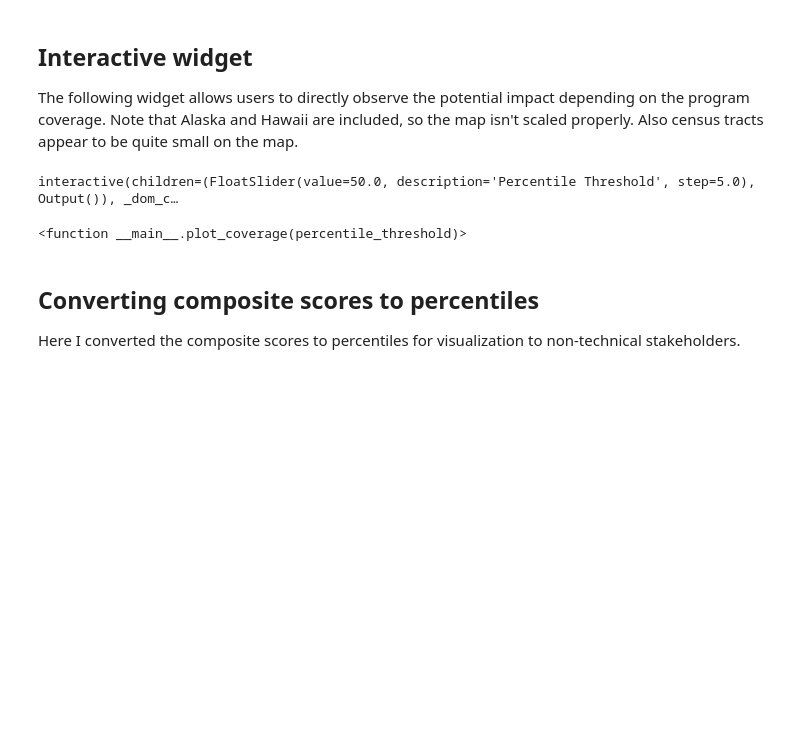
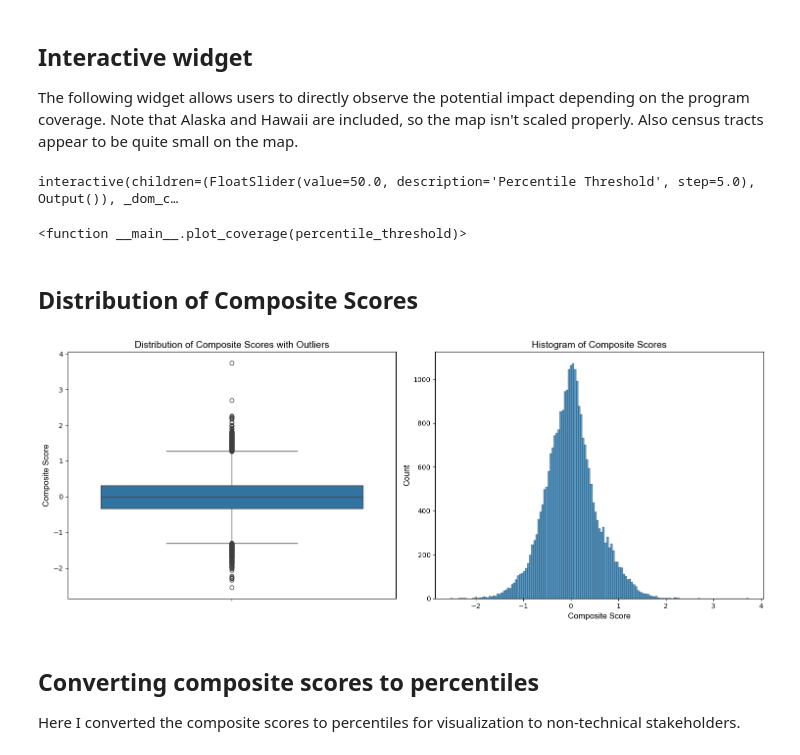
Before and after one commit to opheliasin/n1health_data_challenge, a Jupyter notebook: data_challenge_notebook.ipynb, the cells around one changed output. Saved outputs shown, nothing was run; the diff lists cells and outputs as text; code cells hidden in the pictures; blank space fills up the shorter version.

```diff
--- a/data_challenge_notebook.ipynb
+++ b/data_challenge_notebook.ipynb
@@ -534,6 +552,25 @@ interact(plot_coverage,
 # %% [output]
 interactive(children=(FloatSlider(value=50.0, description='Percentile Threshold', step=5.0), Output()), _dom_c…
 <function __main__.plot_coverage(percentile_threshold)>
+# %% [markdown]
+## Distribution of Composite Scores
+# %%
+fig, (ax1, ax2) = plt.subplots(1, 2, figsize=(15, 6))
+
+# Box plot
+sns.boxplot(y=merged_df['composite_score'], ax=ax1)
+ax1.set_title('Distribution of Composite Scores with Outliers', fontsize=14, fontfamily='Arial')
+ax1.set_ylabel('Composite Score', fontsize=12, fontfamily='Arial')
+
+# Histogram
+sns.histplot(data=merged_df, x='composite_score', ax=ax2)
+ax2.set_title('Histogram of Composite Scores', fontsize=14, fontfamily='Arial')
+ax2.set_xlabel('Composite Score', fontsize=12, fontfamily='Arial')
+ax2.set_ylabel('Count', fontsize=12, fontfamily='Arial')
+
+plt.tight_layout()
+# %% [output]
+[figure, added]
 # %% [markdown]
 ## Converting composite scores to percentiles
 
```
Also changed, not shown: parts of 9 cells of this notebook, 1 other file.
